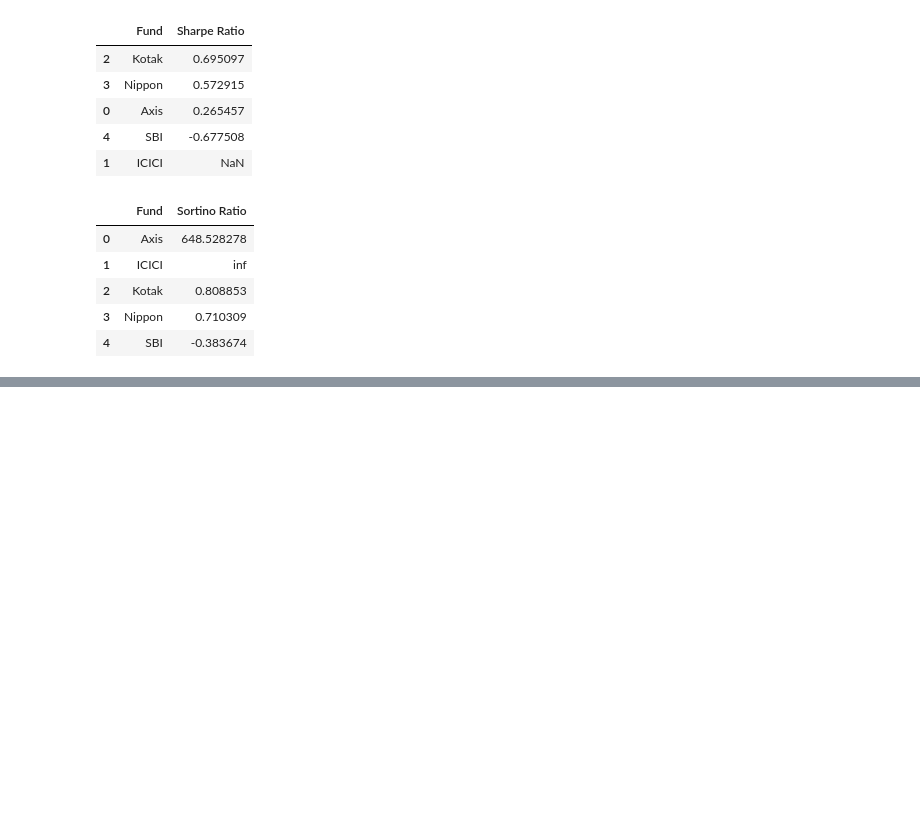
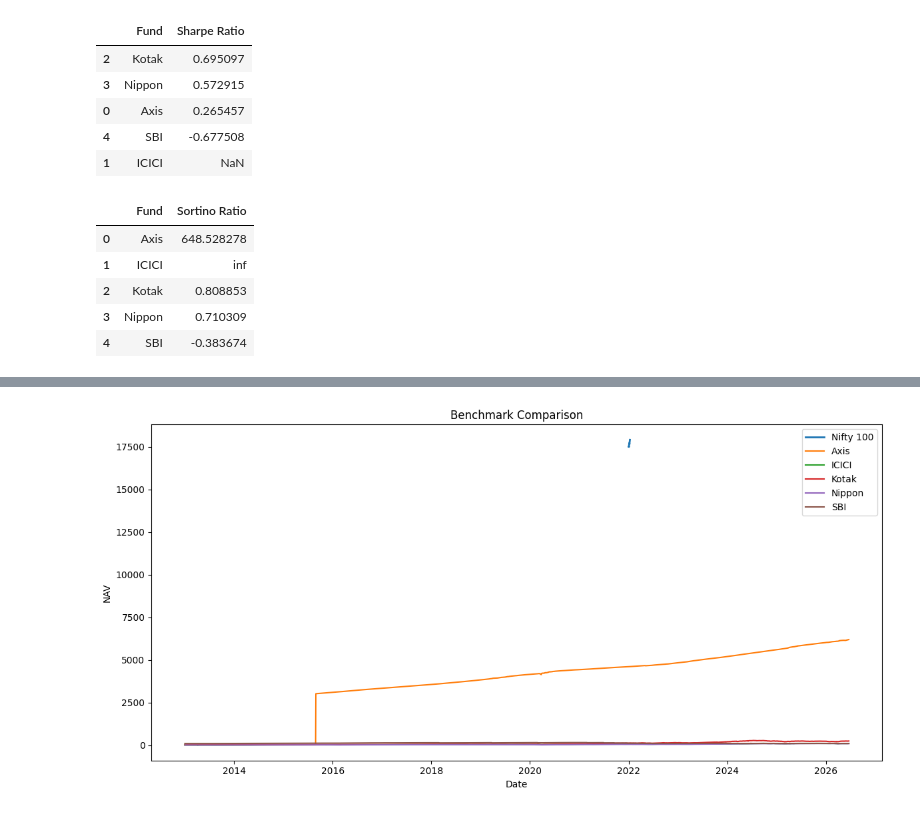
Before and after one commit to LakshmanChowdary2005/Mutual_Fund_Analysis, a Jupyter notebook: Performance_Analytics.ipynb, the cells around one changed output, grey strips where cells are left out. Cells and saved outputs as stored; diff of their text form; code cells hidden in the pictures; blank space fills up the shorter version.

```diff
--- a/Performance_Analytics.ipynb
+++ b/Performance_Analytics.ipynb
@@ -205,0 +239,13 @@ sortino_df.to_csv(
+# %%
+nifty100 = pd.read_csv("data/raw/nifty100.csv")
+
+nifty100["date"] = pd.to_datetime(
+    nifty100["date"],
+    dayfirst=True
+)
+
+nifty100 = nifty100.sort_values("date")
+
+nifty100["benchmark_return"] = nifty100["nav"].pct_change()
+
+nifty100.head()
@@ -205,0 +406,33 @@ sortino_df.to_csv(
+# %%
+plt.figure(figsize=(12,6))
+
+plt.plot(
+    nifty100["date"],
+    nifty100["nav"],
+    label="Nifty 100",
+    linewidth=2
+)
+
+for fund, df in daily_returns.items():
+
+    plt.plot(
+        df["date"],
+        df["nav"],
+        label=fund
+    )
+
+plt.title("Benchmark Comparison")
+
+plt.xlabel("Date")
+
+plt.ylabel("NAV")
+
+plt.legend()
+
+plt.tight_layout()
+
+plt.savefig("reports/performance/benchmark_comparison.png")
+
+plt.show()
+# %% [output]
+[figure, added]
```
Also changed, not shown: parts of 16 cells of this notebook, 3 other files.
